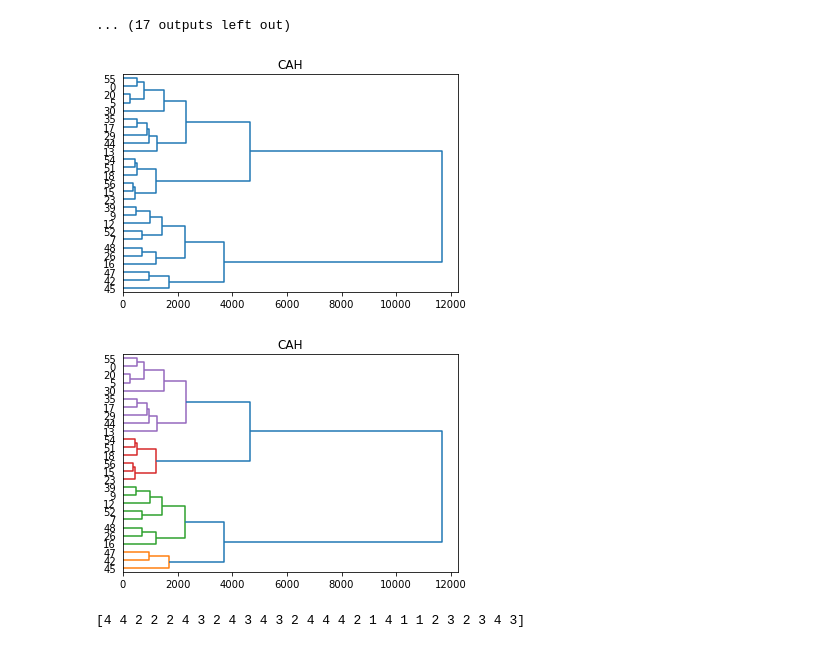
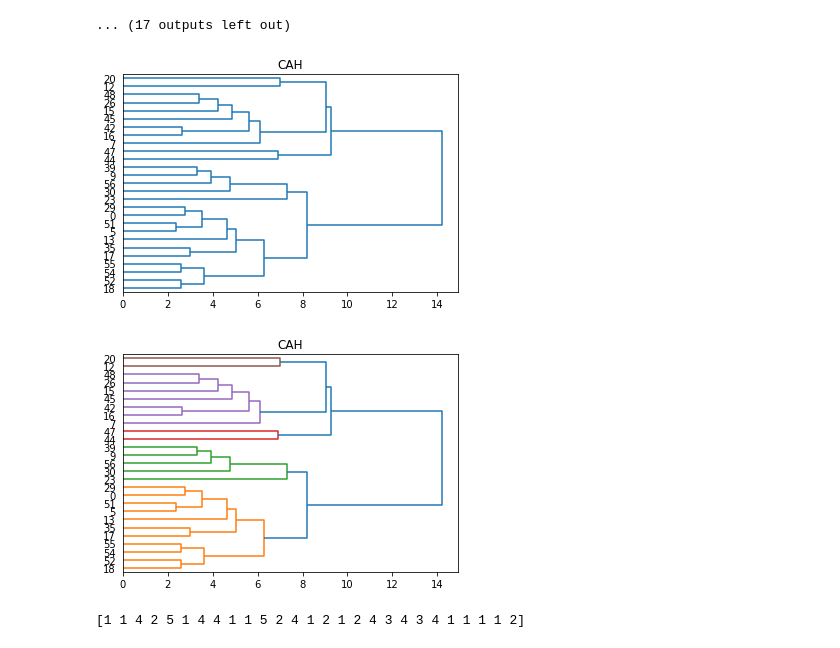
Before and after one commit to JZYoshi/AFDA, a Jupyter notebook: classification/Classification.ipynb, the cells around one changed output. Saved outputs shown, nothing was run; the diff lists cells and outputs as text; code cells hidden in the pictures.

```diff
--- a/classification/Classification.ipynb
+++ b/classification/Classification.ipynb
@@ -417,27 +388,32 @@ This airline has 144 flights.
 df_median = new_df.groupby(by = 'airline_cat').median()
 # %%
 df_median.drop("flight_id", axis = 1, inplace=True)
+# %%
+from sklearn.preprocessing import RobustScaler
+df_median_values = df_median.values
+scaler = RobustScaler().fit(df_median_values)
+df_median_scaled = scaler.fit_transform(df_median_values)
+df_median_scaled = pd.DataFrame(df_median_scaled)
 # %%
 from matplotlib import pyplot as plt
 from scipy.cluster.hierarchy import dendrogram, linkage
-Z = linkage(df_median,method='ward',metric='euclidean')
+Z = linkage(df_median_scaled,method='ward',metric='euclidean')
 plt.title("CAH")
 dendrogram(Z,labels=df_median.index,orientation='right',color_threshold=0)
 plt.show()
 plt.title('CAH')
-dendrogram(Z,labels=df_median.index,orientation='right',color_threshold=2500)
+dendrogram(Z,labels=df_median.index,orientation='right',color_threshold=8)
 plt.show()
 # %% [output]
-[figure, old version]
+[figure, new version]
-[figure, old version]
+[figure, new version]
 # %%
-from scipy.cluster.hierarchy import ward, fcluster
 import numpy as np
 import pandas
-groupes_cah = fcluster(Z,t=2500,criterion='distance')
+groupes_cah = fcluster(Z,t=8,criterion='distance')
 print(groupes_cah)
 # %% [output]
-[4 4 2 2 2 4 3 2 4 3 4 3 2 4 4 4 2 1 4 1 1 2 3 2 3 4 3]
+[1 1 4 2 5 1 4 4 1 1 5 2 4 1 2 1 2 4 3 4 3 4 1 1 1 1 2]
 # %%
 idg = np.argsort(groupes_cah)
 df1 = pandas.DataFrame(df_median.index[idg],groupes_cah[idg])
```
Also changed, not shown: parts of 13 cells of this notebook.
